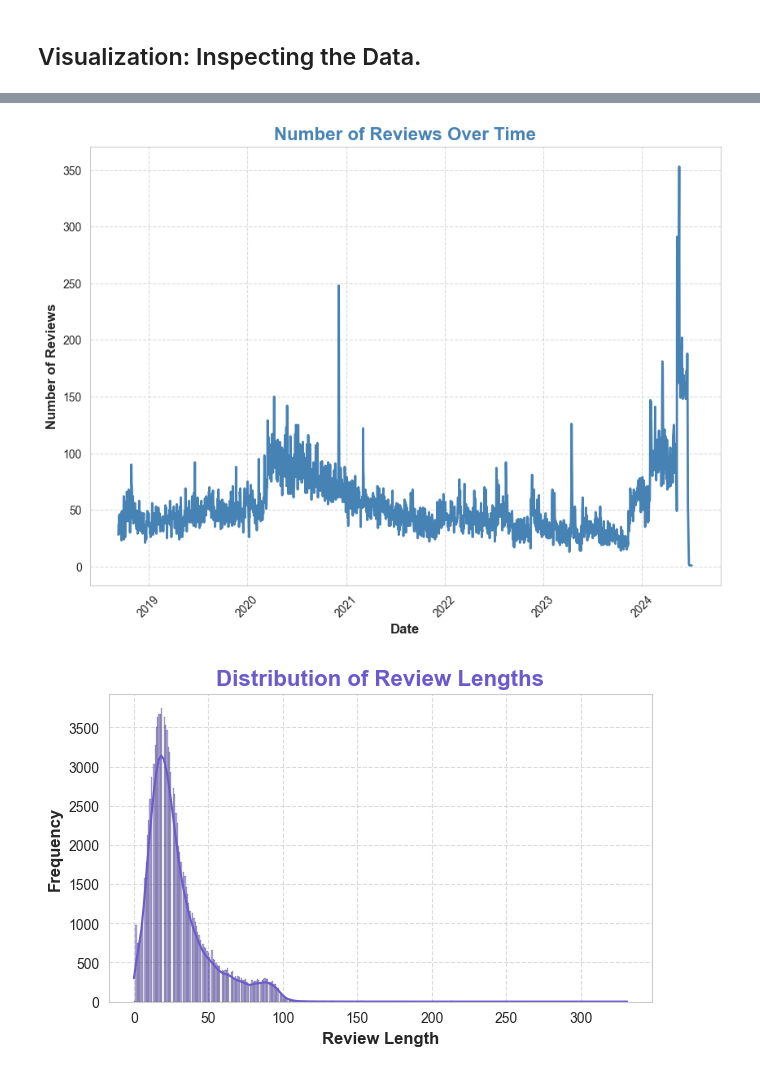
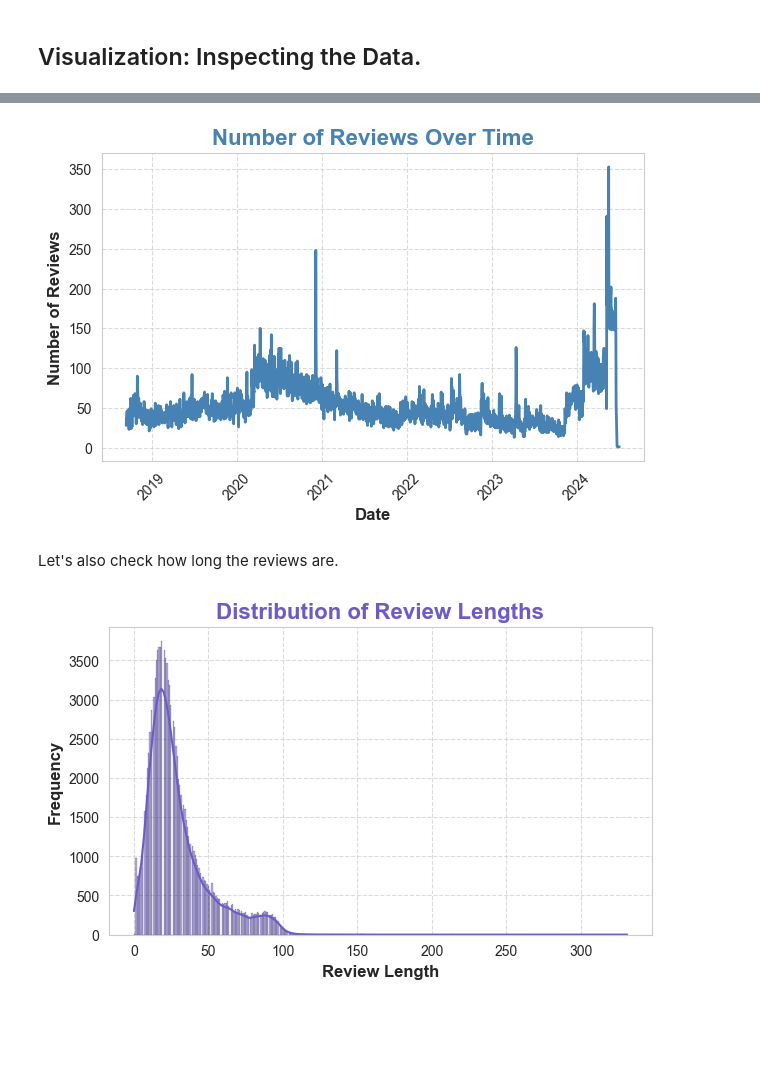
Before and after one commit to EdoardoVaira/Simple-Sentiment-Analysis-Guide, a Jupyter notebook: data_visualization.ipynb, the cells around one changed output, grey strips where cells are left out. Drawn from its saved outputs; the diff is of its cells as text; code cells hidden in the pictures; blank space fills up the shorter version.

```diff
--- a/data_visualization.ipynb
+++ b/data_visualization.ipynb
@@ -100,34 +116,33 @@ plt.show()
 # %%
-# Set the aesthetic style of the plots
-sns.set_style("whitegrid")
-
 # Convert 'at' column to datetime and extract dates
 df['review_date'] = pd.to_datetime(df['at']).dt.date
 
 # Aggregate counts per date and sort
 date_counts = df['review_date'].value_counts().sort_index()
 
 # Create a larger figure size for better visibility
-plt.figure(figsize=(10, 7))
+plt.figure(figsize=(7, 4))
 
 # Plot data with a better color choice
 date_counts.plot(kind='line', color='steelblue', lw=2)  # lw is line width
 
 # Enhancing the label readability
 plt.title('Number of Reviews Over Time', fontsize=16, fontweight='bold', color='steelblue')
 plt.xlabel('Date', fontsize=12, fontweight='bold')
 plt.ylabel('Number of Reviews', fontsize=12, fontweight='bold')
 
 # Format the date on the x-axis for better readability
 plt.xticks(rotation=45)
 
 # Enable grid and set properties for better readability
 plt.grid(True, linestyle='--', alpha=0.7)
 
 # Show the plot
 plt.show()
 # %% [output]
-[figure, old version]
+[figure, new version]
+# %% [markdown]
+Let's also check how long the reviews are.
 # %%
 # Set the aesthetic style of the plots
 sns.set_style("whitegrid")
```
Also changed, not shown: parts of 10 cells of this notebook, 1 other file.
